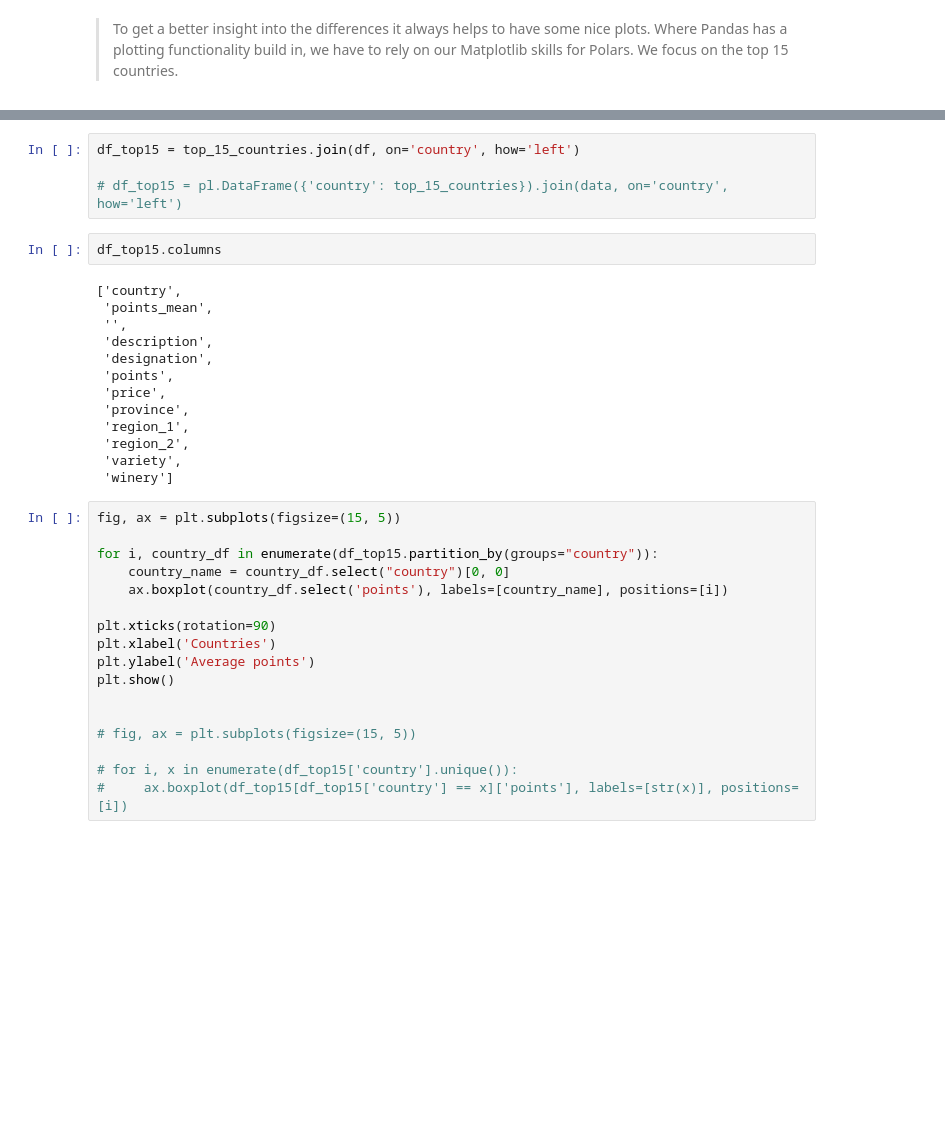
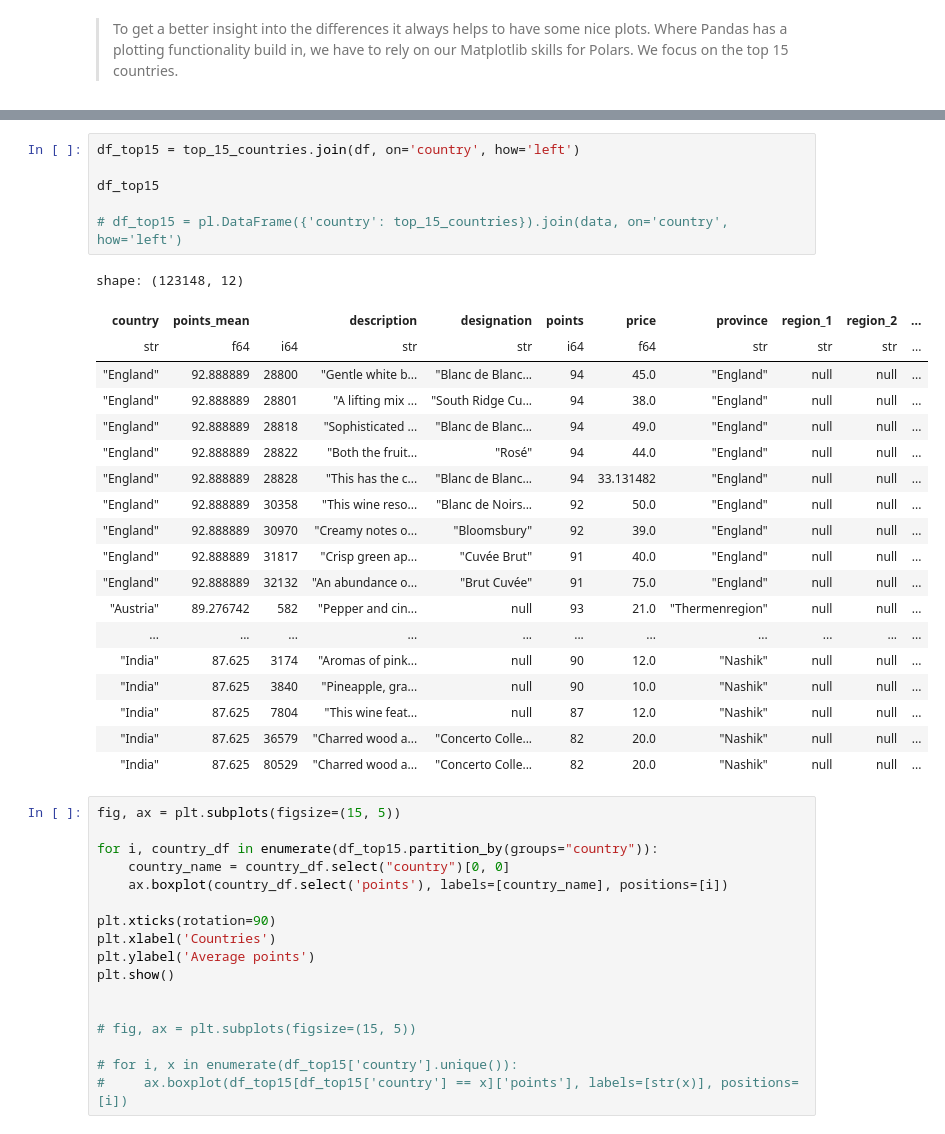
Before and after one commit to r-brink/polars-tutorial, a Jupyter notebook: polars-tutorial-2022.ipynb, the cells around one changed output, grey strips where cells are left out. Drawn from its saved outputs; the diff is of its cells as text; blank space fills up the shorter version.

```diff
--- a/polars-tutorial-2022.ipynb
+++ b/polars-tutorial-2022.ipynb
@@ -314,22 +393,29 @@ top_15_countries = df.groupby('country').agg(
 # %%
 df_top15 = top_15_countries.join(df, on='country', how='left')
 
+df_top15
+
 # df_top15 = pl.DataFrame({'country': top_15_countries}).join(data, on='country', how='left')
+# %% [output]
+shape: (123148, 12)
+| country | points_mean |  | description | designation | points | price | province | region_1 | region_2 | ... |
+| str | f64 | i64 | str | str | i64 | f64 | str | str | str | ... |
+| "England" | 92.888889 | 28800 | "Gentle white b... | "Blanc de Blanc... | 94 | 45.0 | "England" | null | null | ... |
+| "England" | 92.888889 | 28801 | "A lifting mix ... | "South Ridge Cu... | 94 | 38.0 | "England" | null | null | ... |
+| "England" | 92.888889 | 28818 | "Sophisticated ... | "Blanc de Blanc... | 94 | 49.0 | "England" | null | null | ... |
+| "England" | 92.888889 | 28822 | "Both the fruit... | "Rosé" | 94 | 44.0 | "England" | null | null | ... |
+| "England" | 92.888889 | 28828 | "This has the c... | "Blanc de Blanc... | 94 | 33.131482 | "England" | null | null | ... |
+| "England" | 92.888889 | 30358 | "This wine reso... | "Blanc de Noirs... | 92 | 50.0 | "England" | null | null | ... |
+| "England" | 92.888889 | 30970 | "Creamy notes o... | "Bloomsbury" | 92 | 39.0 | "England" | null | null | ... |
+| "England" | 92.888889 | 31817 | "Crisp green ap... | "Cuvée Brut" | 91 | 40.0 | "England" | null | null | ... |
+| "England" | 92.888889 | 32132 | "An abundance o... | "Brut Cuvée" | 91 | 75.0 | "England" | null | null | ... |
+| "Austria" | 89.276742 | 582 | "Pepper and cin... | null | 93 | 21.0 | "Thermenregion" | null | null | ... |
+| ... | ... | ... | ... | ... | ... | ... | ... | ... | ... | ... |
+| "India" | 87.625 | 3174 | "Aromas of pink... | null | 90 | 12.0 | "Nashik" | null | null | ... |
+| "India" | 87.625 | 3840 | "Pineapple, gra... | null | 90 | 10.0 | "Nashik" | null | null | ... |
+| "India" | 87.625 | 7804 | "This wine feat... | null | 87 | 12.0 | "Nashik" | null | null | ... |
+| "India" | 87.625 | 36579 | "Charred wood a... | "Concerto Colle... | 82 | 20.0 | "Nashik" | null | null | ... |
+| "India" | 87.625 | 80529 | "Charred wood a... | "Concerto Colle... | 82 | 20.0 | "Nashik" | null | null | ... |
-# %%
-df_top15.columns
-# %% [output]
-['country',
- 'points_mean',
- '',
- 'description',
- 'designation',
- 'points',
- 'price',
- 'province',
- 'region_1',
- 'region_2',
- 'variety',
- 'winery']
 # %%
 fig, ax = plt.subplots(figsize=(15, 5))
 
```
Also changed, not shown: parts of 38 cells of this notebook, 1 other file.
